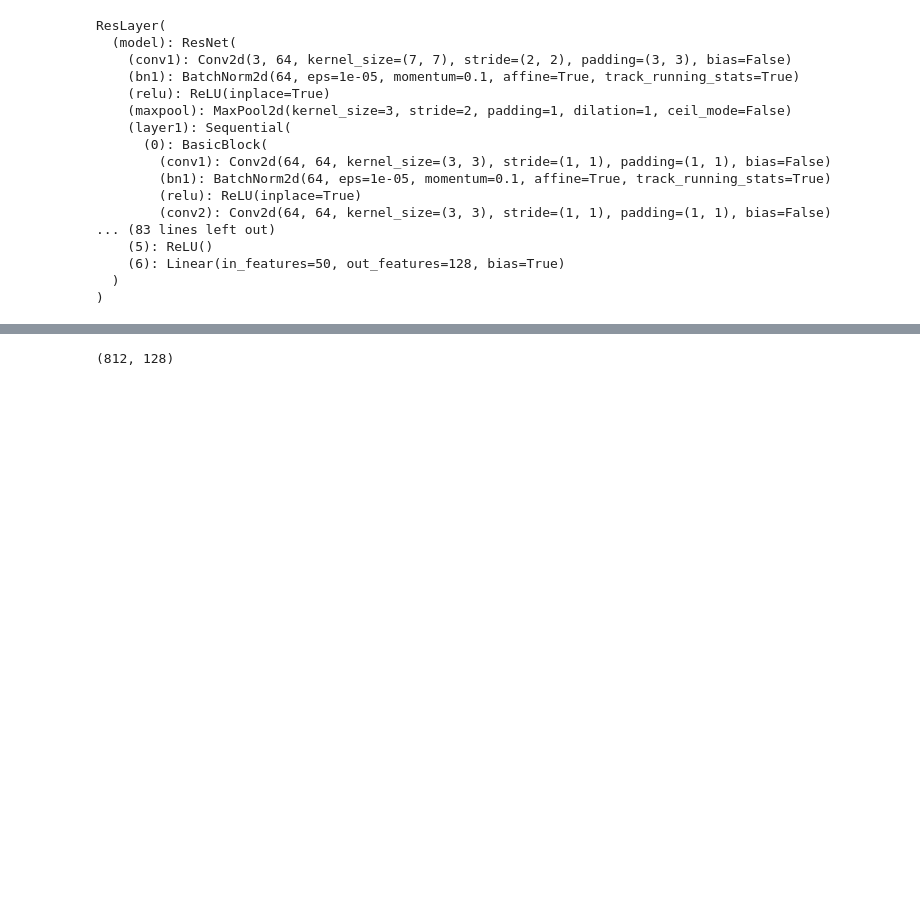
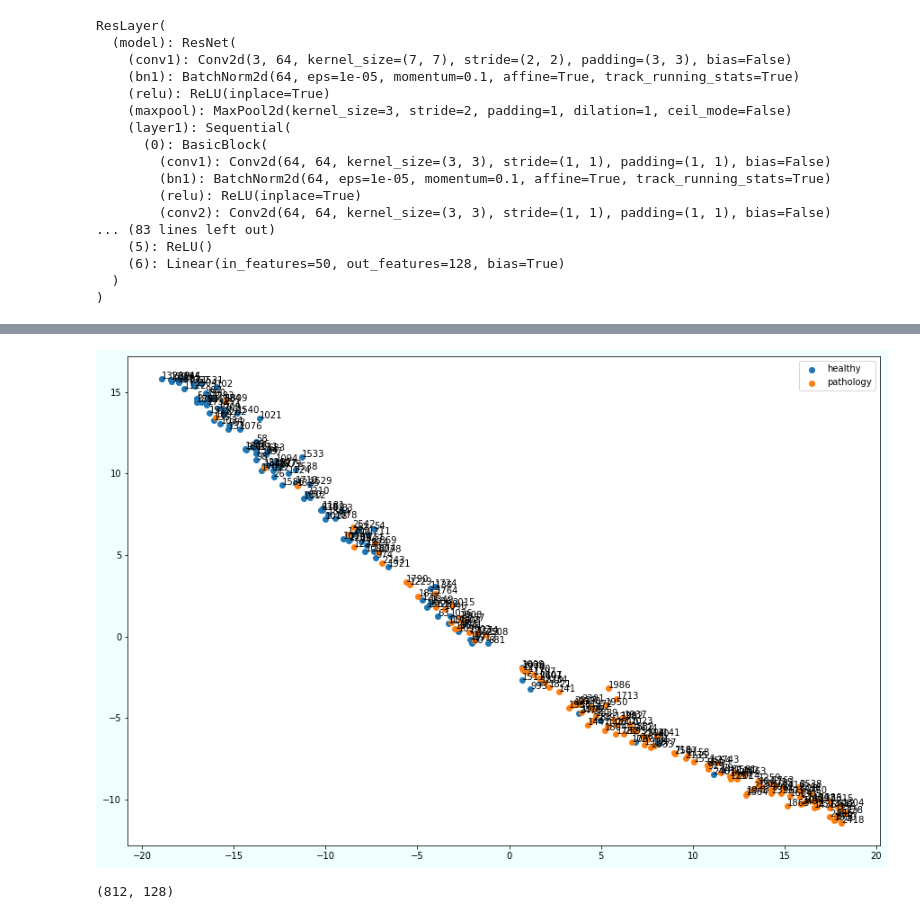
Before and after one commit to bub3690/voice_pathology_ai, a Jupyter notebook: model/Module/model-triplet-stratifiedKFold-ros-organics-speaker.ipynb, the cells around one changed output, grey strips where cells are left out. Saved outputs shown, nothing was run; the diff lists cells and outputs as text; code cells hidden in the pictures; blank space fills up the shorter version.

Commit message:
FEAT : Update triplet sampling

```diff
--- a/model/Module/model-triplet-stratifiedKFold-ros-organics-speaker.ipynb
+++ b/model/Module/model-triplet-stratifiedKFold-ros-organics-speaker.ipynb
@@ -781,6 +948,17 @@ class ResLayer(nn.Module):
         )
 
 
+        # self.fc = nn.Sequential(
+        #     nn.Linear(self.num_ftrs, 64),
+        #                      nn.BatchNorm1d(64),
+        #                      nn.ReLU(),
+        #                      #nn.Dropout(p=0.5),
+        #                      nn.Linear(64,50),
+        #                      nn.BatchNorm1d(50),
+        #                      nn.ReLU(),
+        #                      #nn.Dropout(p=0.5),
+        #                      nn.Linear(50,self.emb_dim)
+        #                     )
         self.fc = nn.Sequential(
             nn.Linear(self.num_ftrs, 64),
                              nn.BatchNorm1d(64),
@@ -794,7 +972,7 @@ class ResLayer(nn.Module):
                             )
 
 
-    def forward(self, x):
+    def forward(self, x ,tsne=False):
         x = self.mel_scale(x)
         x = torchaudio.functional.amplitude_to_DB(x,amin=1e-10,top_db=80,multiplier=10,db_multiplier=torch.log10(torch.max(x)) )
         x = x.squeeze()
@@ -802,6 +980,9 @@ class ResLayer(nn.Module):
         x = torch.stack([x,x,x],axis=1)
 
         x = self.model(x)
+
+        if tsne:
+            return x
         x  = self.fc(x)
         return x
 
@@ -841,5 +1000,5 @@ triplet_loss = nn.TripletMarginLoss(margin=1.0, p=2)
 # %%
-criterion = nn.TripletMarginLoss(margin=1.0, p=2)
+criterion = nn.TripletMarginLoss(margin=5.0, p=2)
 optimizer = torch.optim.Adam(model.parameters(),lr=lr)
 print(model)
 # %% [output]
@@ -1010,3 +1337,39 @@ torch.save({"model_state_dict": model.state_dict(),
+# %%
+# trainset
+
+from sklearn.manifold import TSNE
+from sklearn.datasets import load_digits
+
+which_epoch = 29
+
+# MNIST 데이터 불러오기
+#data = load_digits()
+
+# 2차원으로 차원 축소
+n_components = 2
+
+# t-sne 모델 생성
+tsne = TSNE(n_components=n_components)
+
+# 학습한 결과 2차원 공간 값 출력
+#print(tsne.fit_transform(train_results))
+valid_results_view=tsne.fit_transform(valid_result_list[which_epoch])
+
+
+plt.figure(figsize=(15, 10), facecolor="azure")
+for label in np.unique(valid_label_list[which_epoch]):
+    points = valid_results_view[valid_label_list[which_epoch]==label]
+    tmp = valid_results_view[valid_label_list[which_epoch]==label].tolist()
+    path_name = np.array(valid_path_list[which_epoch])[valid_label_list[which_epoch]==label].tolist()
+    plt.scatter(points[:, 0], points[:, 1],label=label)
+    for idx,text in enumerate(path_name):
+        plt.text(tmp[idx][0], tmp[idx][1],text)
+
+
+plt.legend(['healthy','pathology'])
+plt.show()
+# %% [output]
+[figure, added]
 # %%
 train_results = []
 labels = []
```
Also changed, not shown: parts of 26 cells of this notebook, 1 other file.
